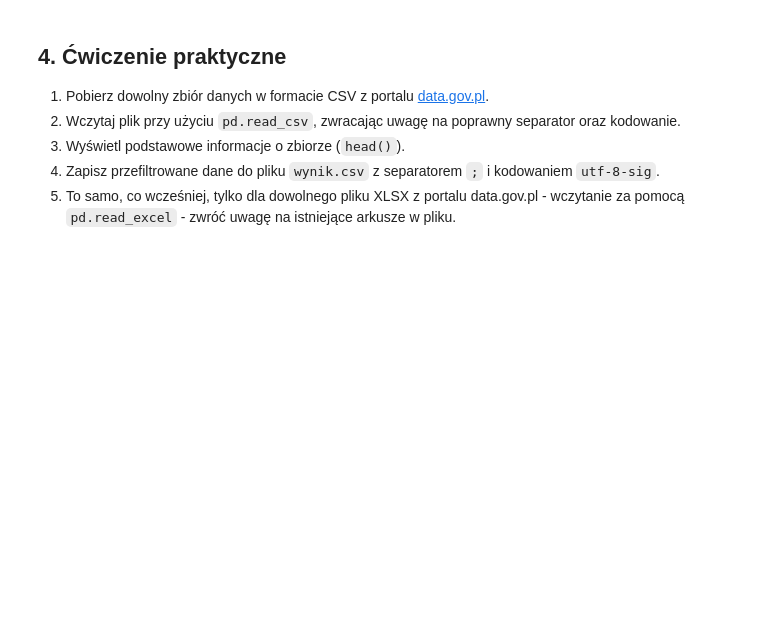
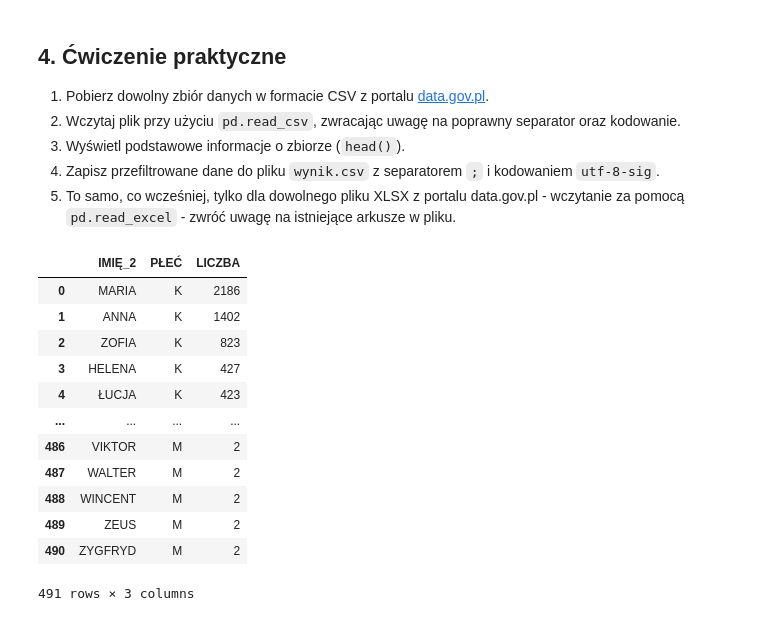
Before and after one commit to mkwkomorowski/pierwszy-projekt, a Jupyter notebook: 3_10_pandas_csv.ipynb, the cells around one changed output. Cells and saved outputs as stored; diff of their text form; code cells hidden in the pictures; blank space fills up the shorter version.

```diff
--- a/3_10_pandas_csv.ipynb
+++ b/3_10_pandas_csv.ipynb
@@ -316,3 +363,20 @@ df.to_csv('wyjscie_polski.csv', sep=';', decimal=',', index=False)
 3. Wyświetl podstawowe informacje o zbiorze (`head()`).
 4. Zapisz przefiltrowane dane do pliku `wynik.csv` z separatorem `;` i kodowaniem `utf-8-sig`.
 5. To samo, co wcześniej, tylko dla dowolnego pliku XLSX z portalu data.gov.pl - wczytanie za pomocą `pd.read_excel` - zwróć uwagę na istniejące arkusze w pliku.
+# %%
+df = pd.read_csv('Imiona_nadane_dzieciom_w_Polsce_w_I_połowie_2025_r._-_imię_drugie.csv', sep=';')
+df
+# %% [output]
+|  | IMIĘ_2 | PŁEĆ | LICZBA |
+| 0 | MARIA | K | 2186 |
+| 1 | ANNA | K | 1402 |
+| 2 | ZOFIA | K | 823 |
+| 3 | HELENA | K | 427 |
+| 4 | ŁUCJA | K | 423 |
+| ... | ... | ... | ... |
+| 486 | VIKTOR | M | 2 |
+| 487 | WALTER | M | 2 |
+| 488 | WINCENT | M | 2 |
+| 489 | ZEUS | M | 2 |
+| 490 | ZYGFRYD | M | 2 |
+491 rows × 3 columns
```
Also changed, not shown: parts of 11 cells of this notebook, 8 other files.
